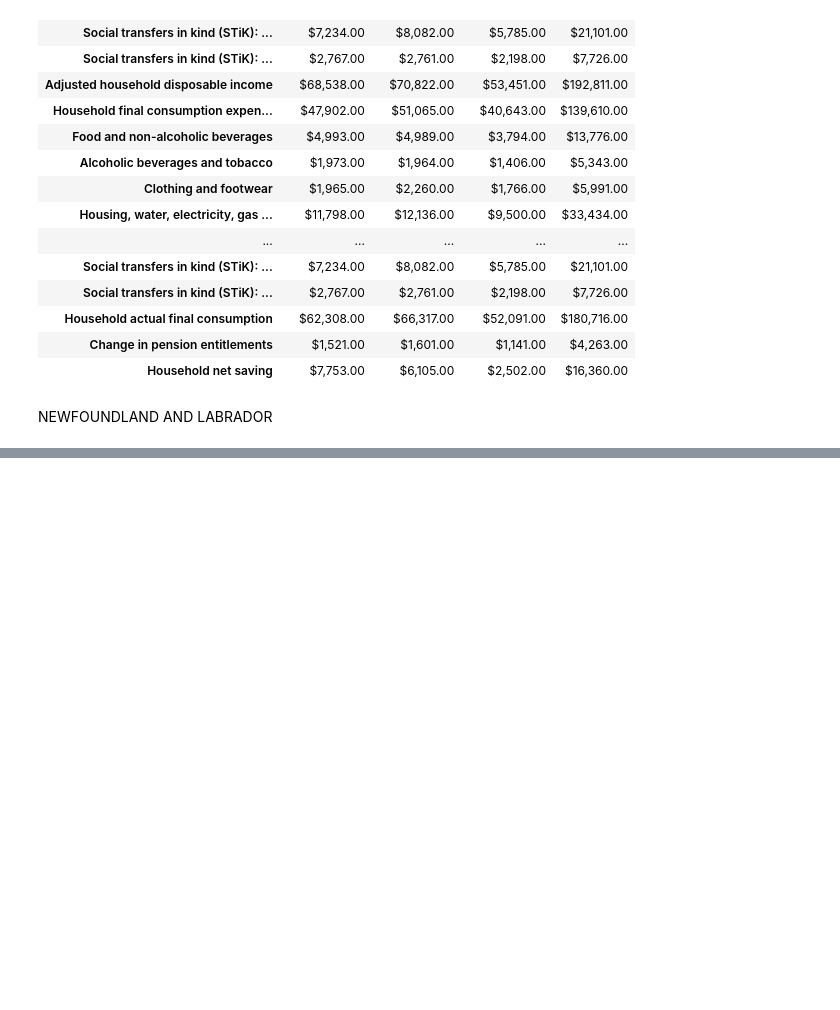
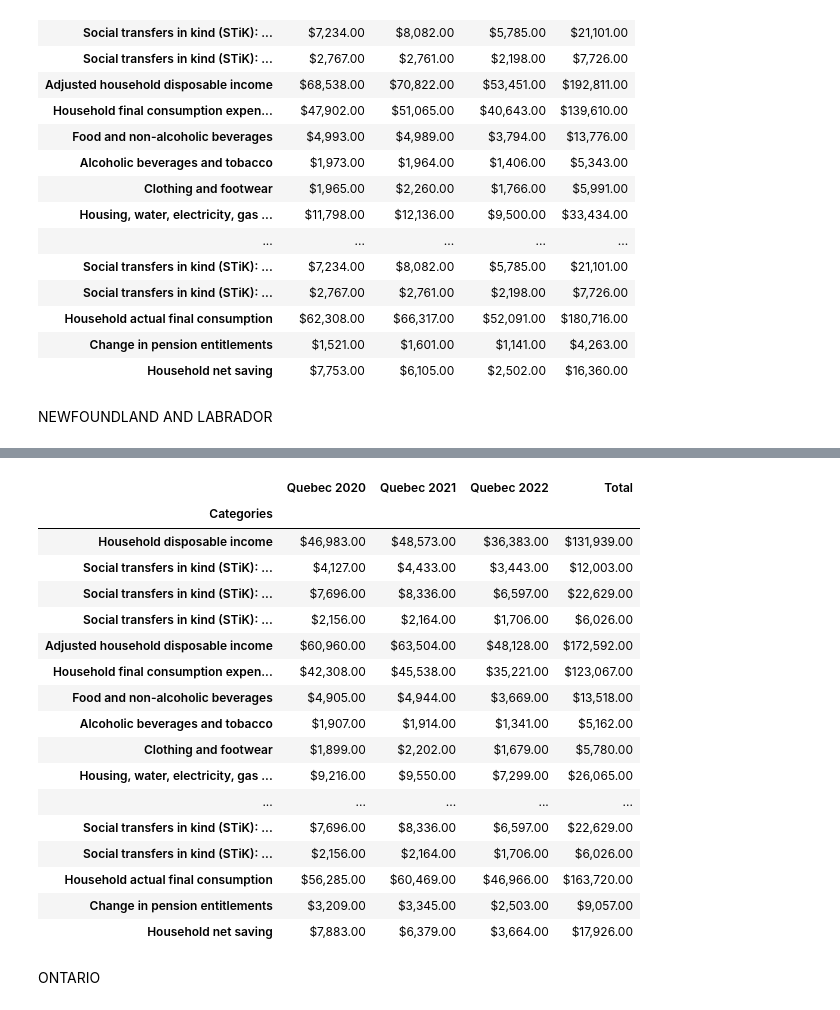
Before and after one commit to kristianrafuse/Canadian-Household-Finance-Study, a Jupyter notebook: Data Transformation.ipynb, the cells around one changed output, grey strips where cells are left out. Drawn from its saved outputs; the diff is of its cells as text; code cells hidden in the pictures; blank space fills up the shorter version.

```diff
--- a/Data Transformation.ipynb
+++ b/Data Transformation.ipynb
@@ -215,0 +443,16 @@ NL_peryear
+# %%
+#Select olny the columns with values for Canada
+QC_data = data_df.loc[:, ['Quebec 1',
+           'Quebec 1.1',
+           'Quebec 1.2',
+           'Quebec 1.3',
+           'Quebec 1.4',
+           'Quebec 1.5',
+           'Quebec 1.6',
+           'Quebec 1.7',
+           'Quebec 1.8',
+           'Quebec 1.9',
+           'Quebec 1.10']]
+
+
+QC_data.head()
@@ -215,0 +467,51 @@ NL_peryear
+# %%
+#Calculate the yearly values for every category
+QC_year = QC_data.drop(["Year Quartile"])
+
+# Replace commas with empty strings in the columns to be summed
+QC_year = QC_year.replace(',', '', regex=True)
+
+# Convert values in DataFrame to numeric: https://pandas.pydata.org/docs/reference/api/pandas.to_numeric.html
+QC_year = QC_year.apply(pd.to_numeric, errors='coerce', downcast="integer")
+
+# Sum the values for each row in the specified columns
+sum_col1 = QC_year.iloc[:, 0:4].sum(axis=1)
+sum_col2 = QC_year.iloc[:, 4:8].sum(axis=1)
+sum_col3 = QC_year.iloc[:, 8:11].sum(axis=1)
+
+# Create a new dataframe with the summed values
+QC_peryear = pd.DataFrame({'Quebec 2020': sum_col1, 'Quebec 2021': sum_col2, 'Quebec 2022': sum_col3})
+
+# Add a new column to the dataframe with the total sum of each row
+QC_peryear['Total'] = QC_peryear.sum(axis=1)
+
+# Format the numbers as currency: https://stackabuse.com/format-number-as-currency-string-in-python/
+def format_currency(num):
+    return "${:,.2f}".format(num)
+
+# Apply the function to the dataframe
+QC_peryear = QC_peryear.applymap(format_currency)
+
+# Display the resulting dataframe
+QC_peryear
+# %% [output]
+|  | Quebec 2020 | Quebec 2021 | Quebec 2022 | Total |
+| Categories |  |  |  |  |
+| Household disposable income | $46,983.00 | $48,573.00 | $36,383.00 | $131,939.00 |
+| Social transfers in kind (STiK): ... | $4,127.00 | $4,433.00 | $3,443.00 | $12,003.00 |
+| Social transfers in kind (STiK): ... | $7,696.00 | $8,336.00 | $6,597.00 | $22,629.00 |
+| Social transfers in kind (STiK): ... | $2,156.00 | $2,164.00 | $1,706.00 | $6,026.00 |
+| Adjusted household disposable income | $60,960.00 | $63,504.00 | $48,128.00 | $172,592.00 |
+| Household final consumption expen... | $42,308.00 | $45,538.00 | $35,221.00 | $123,067.00 |
+| Food and non-alcoholic beverages | $4,905.00 | $4,944.00 | $3,669.00 | $13,518.00 |
+| Alcoholic beverages and tobacco | $1,907.00 | $1,914.00 | $1,341.00 | $5,162.00 |
+| Clothing and footwear | $1,899.00 | $2,202.00 | $1,679.00 | $5,780.00 |
+| Housing, water, electricity, gas ... | $9,216.00 | $9,550.00 | $7,299.00 | $26,065.00 |
+| ... | ... | ... | ... | ... |
+| Social transfers in kind (STiK): ... | $7,696.00 | $8,336.00 | $6,597.00 | $22,629.00 |
+| Social transfers in kind (STiK): ... | $2,156.00 | $2,164.00 | $1,706.00 | $6,026.00 |
+| Household actual final consumption | $56,285.00 | $60,469.00 | $46,966.00 | $163,720.00 |
+| Change in pension entitlements | $3,209.00 | $3,345.00 | $2,503.00 | $9,057.00 |
+| Household net saving | $7,883.00 | $6,379.00 | $3,664.00 | $17,926.00 |
+# %% [markdown]
+ONTARIO
```
Also changed, not shown: parts of 34 cells of this notebook.
